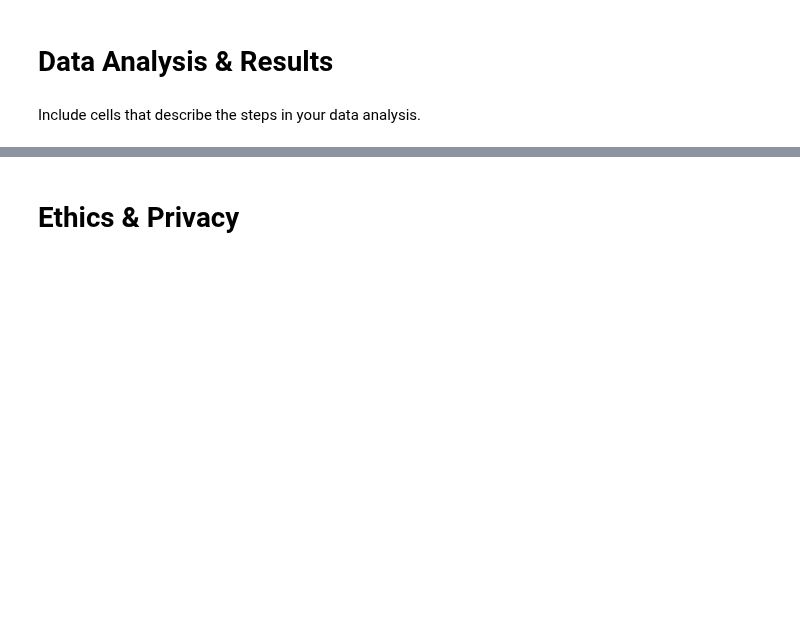
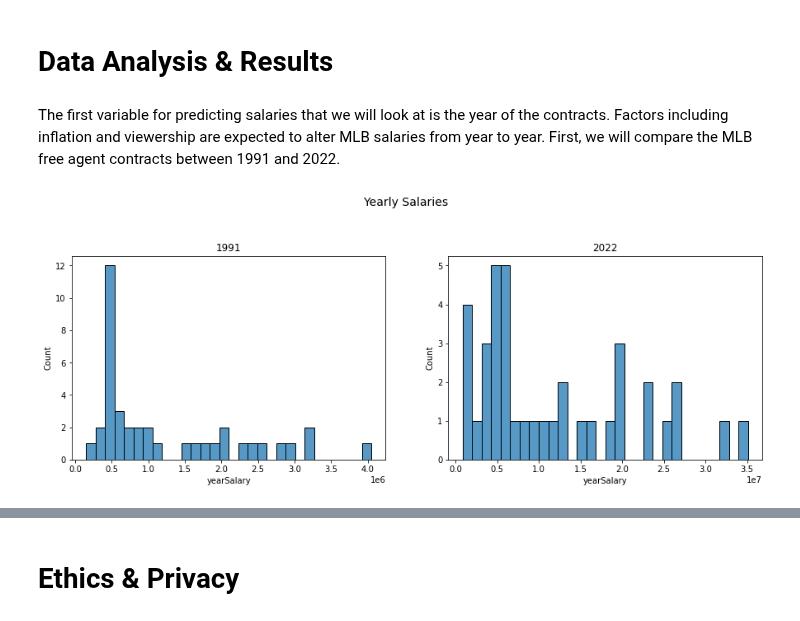
Before and after one commit to leo3friedman/baseball-salary-prediction, a Jupyter notebook: FinalProjectGroup_042-Fa22.ipynb, the cells around one changed output, grey strips where cells are left out. Drawn from its saved outputs; the diff is of its cells as text; code cells hidden in the pictures; blank space fills up the shorter version.

Commit message:
data cleaning and eda

```diff
--- a/FinalProjectGroup_042-Fa22.ipynb
+++ b/FinalProjectGroup_042-Fa22.ipynb
@@ -64,0 +231,6 @@ Describe your data cleaning steps here.
+# %%
+# drop observations with NaN values
+batting = batting.dropna(axis=0)
+
+# drop observations with 0 At Bats
+batting = batting[batting['AB'] > 0]
@@ -64,0 +288,6 @@ Describe your data cleaning steps here.
+# %%
+# drop irrelevant columns
+batting = batting[['playerID', 'yearID','AB', 'AVG', 'OBP','SLG','OBS']]
+
+# rename columns for consitency
+batting.columns = ['playerID', 'year', 'AB', 'AVG', 'OBP', 'SLG','OBS']
@@ -64,0 +326,7 @@ Describe your data cleaning steps here.
+# %%
+# remove players from batting who are not in contracts
+batting = batting[batting['playerName'].isin(list(contracts['playerName'].unique()))]
+
+# NOTE: 22 names in contracts missing from batting; Caused by naming disparities in databases;
+missing_from_batting  = len(contracts['playerName'].unique()) - len(batting['playerName'].unique())
+print('number of missing names from batting: ', missing_from_batting)
@@ -64,0 +337,11 @@ Describe your data cleaning steps here.
+# %%
+# all names associated with a unique playerID
+names = pd.Series([group[1]['playerName'].reset_index(drop=True)[0] for group in batting.groupby('playerID')])
+name_counts = names.value_counts();
+
+# list of players with the same name
+repeated_names = list(name_counts[name_counts > 1].index)
+
+# remove batters and contracts with repeated names name
+batting = batting[~batting['playerName'].isin(repeated_names)]
+contracts = contracts[~contracts['playerName'].isin(repeated_names)]
@@ -65,4 +381,2 @@ Describe your data cleaning steps here.
 # %% [markdown]
 # Data Analysis & Results
-# %% [markdown]
-Include cells that describe the steps in your data analysis.
@@ -71,0 +383,15 @@ Include cells that describe the steps in your data analysis.
+# %% [markdown]
+The first variable for predicting salaries that we will look at is the year of the contracts. Factors including inflation and viewership are expected to alter MLB salaries from year to year. First, we will compare the MLB free agent contracts between 1991 and 2022.
+# %%
+# compare yearly salaries between 1991 and 2022
+fig = plt.figure(figsize=(15, 10))
+plt.suptitle("Yearly Salaries", fontsize=14)
+ax1 = fig.add_subplot(221)
+ax2 = fig.add_subplot(222)
+ax1.title.set_text('1991')
+ax2.title.set_text('2022')
+sns.histplot(data = contracts[contracts['year'] == 1991], x = 'yearSalary', bins = 30, ax = ax1)
+sns.histplot(data = contracts[contracts['year'] == 2022], x = 'yearSalary', bins = 30, ax = ax2)
+plt.show()
+# %% [output]
+[figure, added]
```
Also changed, not shown: parts of 62 cells of this notebook.
